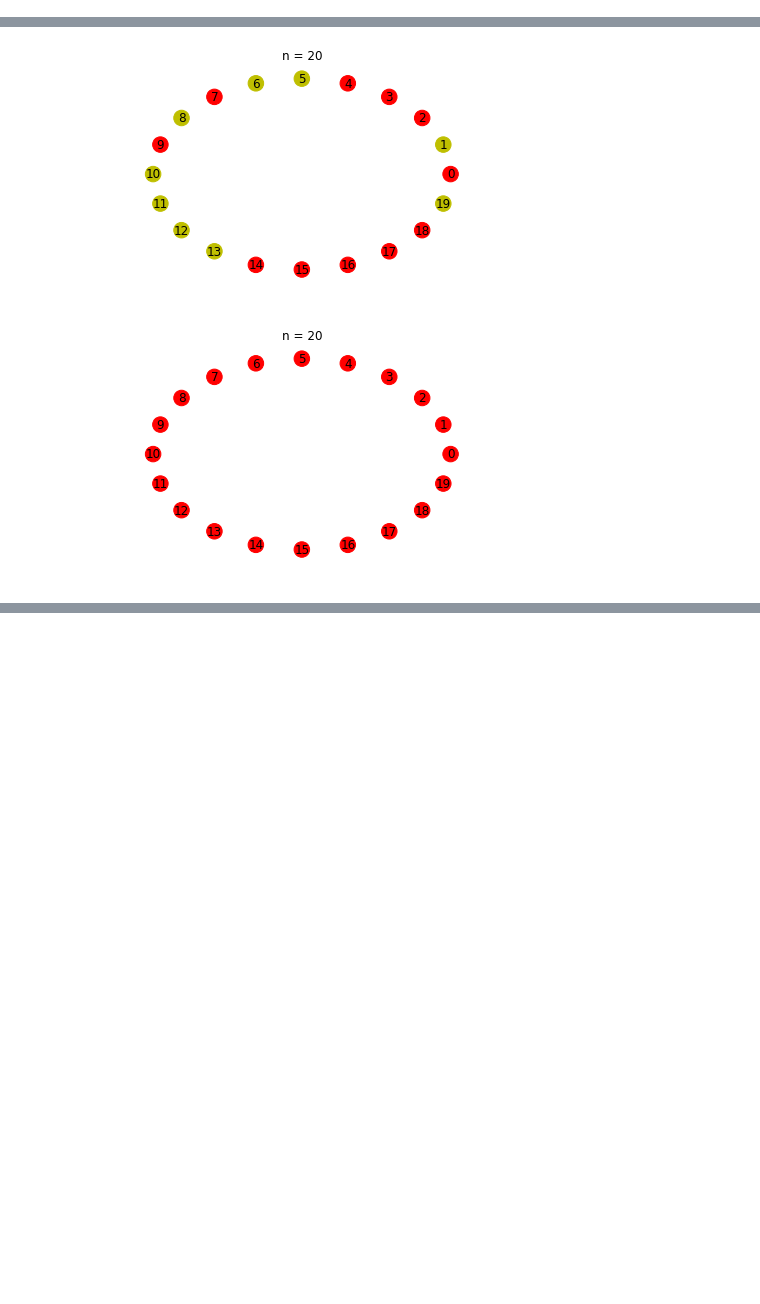
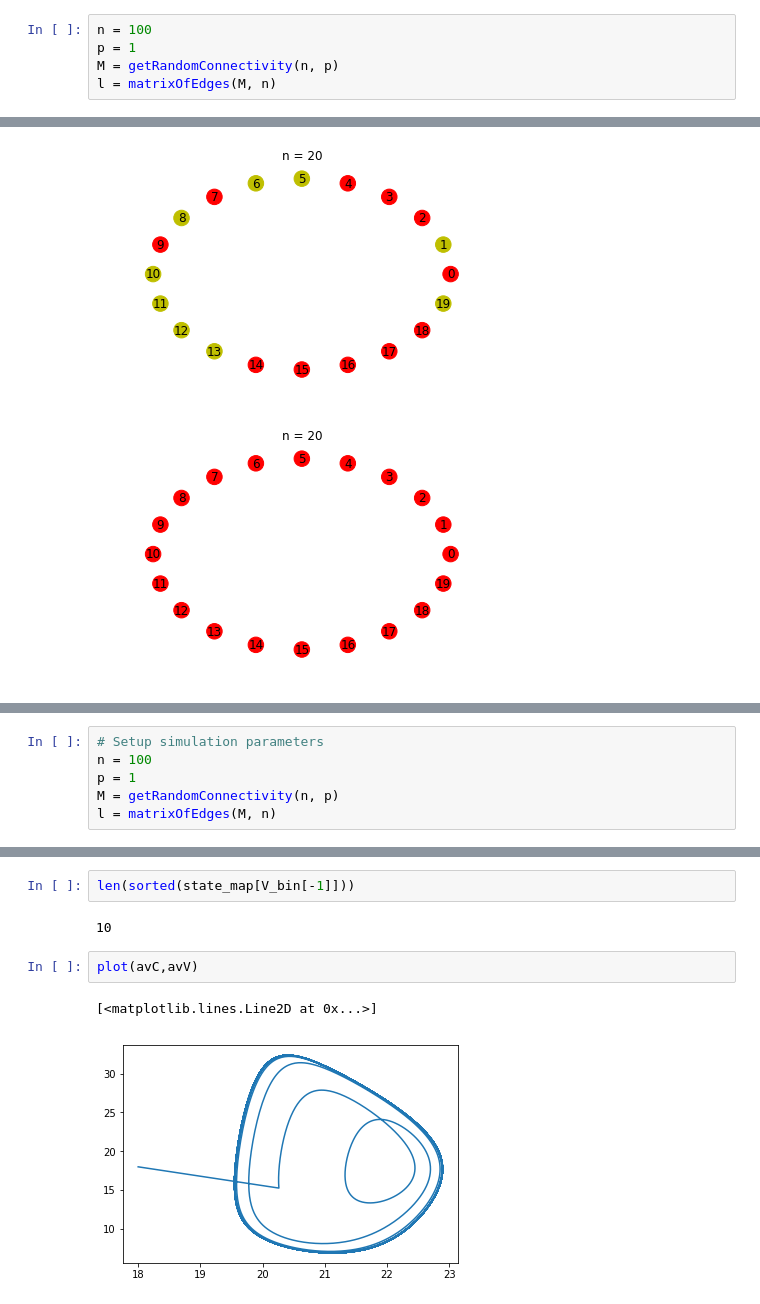
Before and after one commit to mbibireata/Networks, a Jupyter notebook: Rhythmogenesis.ipynb, the cells around one changed output, grey strips where cells are left out. Saved outputs shown, nothing was run; the diff lists cells and outputs as text; blank space fills up the shorter version.

```diff
--- a/Rhythmogenesis.ipynb
+++ b/Rhythmogenesis.ipynb
@@ -1572,0 +1577,5 @@ for key, value in phase.items() :
+# %%
+n = 100
+p = 1
+M = getRandomConnectivity(n, p)
+l = matrixOfEdges(M, n)
@@ -2074,0 +2183,6 @@ nx.draw_circular(H, node_size=240, width=0.7, with_labels=True, node_color=Hclis
+# %%
+# Setup simulation parameters
+n = 100
+p = 1
+M = getRandomConnectivity(n, p)
+l = matrixOfEdges(M, n)
@@ -2074,0 +2278,9 @@ nx.draw_circular(H, node_size=240, width=0.7, with_labels=True, node_color=Hclis
+# %%
+len(sorted(state_map[V_bin[-1]]))
+# %% [output]
+10
+# %%
+plot(avC,avV)
+# %% [output]
+[<matplotlib.lines.Line2D at 0x...>]
+[figure, added]
```
Also changed, not shown: parts of 23 cells of this notebook.
